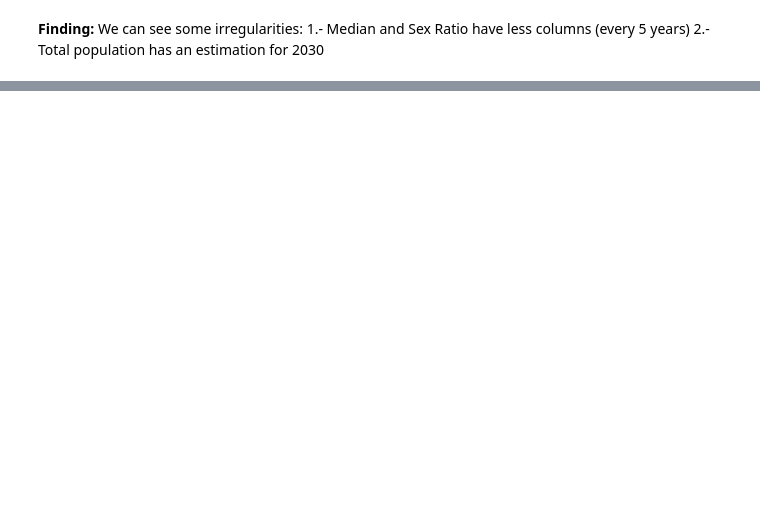
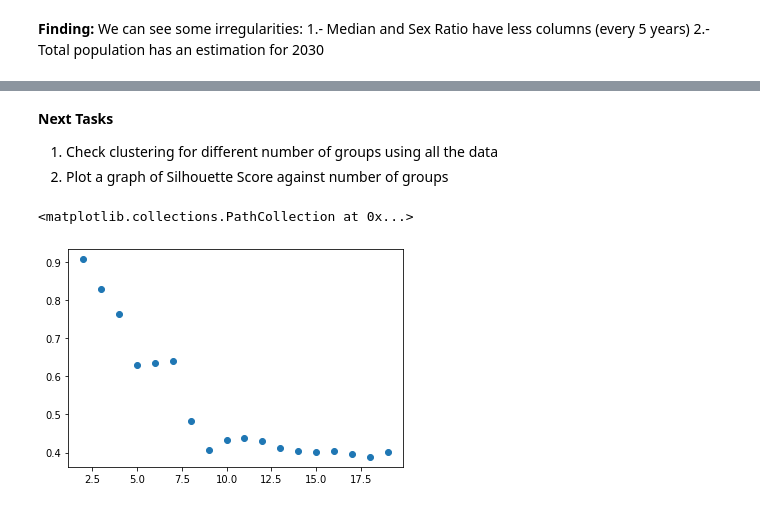
Before and after one commit to fernandoGitHub/ML_Projects, a Jupyter notebook: UNDP_Demographics_Data/UNDP_Demographics_Data_Analysis-Part_03.ipynb, the cells around one changed output, grey strips where cells are left out. Saved outputs shown, nothing was run; the diff lists cells and outputs as text; code cells hidden in the pictures; blank space fills up the shorter version.

```diff
--- a/UNDP_Demographics_Data/UNDP_Demographics_Data_Analysis-Part_03.ipynb
+++ b/UNDP_Demographics_Data/UNDP_Demographics_Data_Analysis-Part_03.ipynb
@@ -319,0 +145,3 @@ res_df.to_csv('./processed_data/UNDP_Demographics_Data.csv', index=False)
+# %%
+# 2. Extract the statistics of 2019 in a new dataframe and save a copy
+df_2019 = slice_data_frame_by_year(df_raw, '2019')
@@ -319,0 +181,3 @@ res_df.to_csv('./processed_data/UNDP_Demographics_Data.csv', index=False)
+# %%
+# 3. Transform the dataframe to percentage values to make it more useful
+df_2019 = transform_dataframe(df_2019)
@@ -319,0 +234,18 @@ res_df.to_csv('./processed_data/UNDP_Demographics_Data.csv', index=False)
+# %% [markdown]
+**Next Tasks**
+1.   Check clustering for different number of groups using all the data
+2.   Plot a graph of Silhouette Score against number of groups
+# %%
+def find_clusters_by_KMeans(n_clusters, max_iter, data):
+  kmeans_model = KMeans(n_clusters=n_clusters, max_iter=max_iter).fit(data)
+
+  score = metrics.silhouette_score(data, kmeans_model.labels_)
+  centroids = kmeans_model.cluster_centers_
+  labels = kmeans_model.labels_
+
+  return kmeans_model, centroids, labels, score
+# %%
+results = {}
+for i in range(2, 20):
+  kmeans_model, centroids, labels, score = find_clusters_by_KMeans(n_clusters=i, max_iter=1000, data=df_2019)
+  results[i] = [kmeans_model, centroids, labels, score]
@@ -319,0 +254,11 @@ res_df.to_csv('./processed_data/UNDP_Demographics_Data.csv', index=False)
+# %%
+x = []
+y = []
+for i, (key, value) in enumerate(results.items()):
+  x.append(key)
+  y.append(value[3])
+
+plt.scatter(x, y)
+# %% [output]
+<matplotlib.collections.PathCollection at 0x...>
+[figure, added]
```
Also changed, not shown: parts of 36 cells of this notebook.
